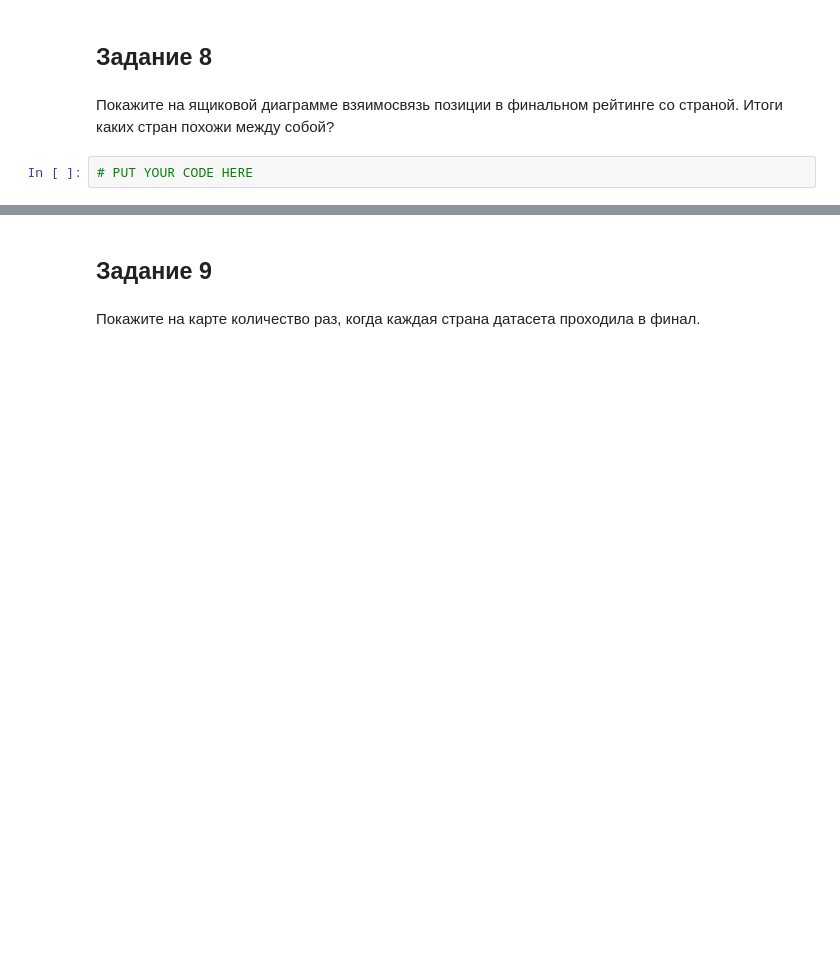
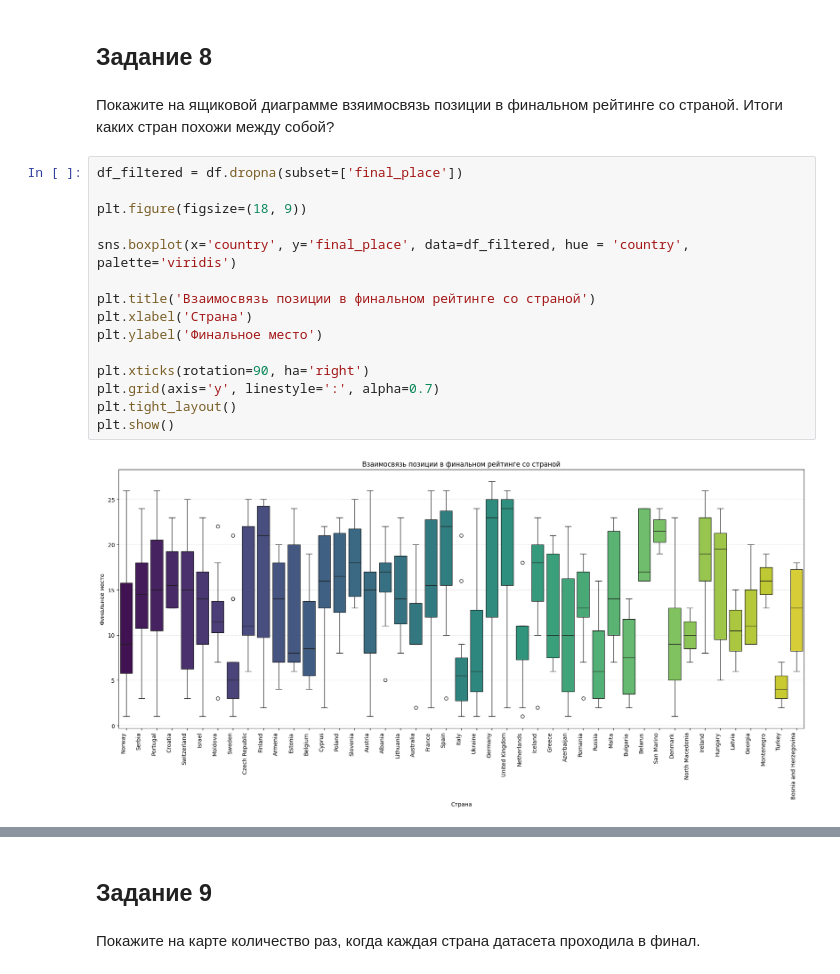
Before and after one commit to Astmatik001/MEVD002, a Jupyter notebook: МЕВД_ЛР2_24_25.ipynb, the cells around one changed output, grey strips where cells are left out. Saved outputs shown, nothing was run; the diff lists cells and outputs as text; blank space fills up the shorter version.

```diff
--- a/МЕВД_ЛР2_24_25.ipynb
+++ b/МЕВД_ЛР2_24_25.ipynb
@@ -305,5 +305,20 @@ alt.Chart(df).transform_density(
 ## Задание 8
 # %% [markdown]
 Покажите на ящиковой диаграмме взяимосвязь позиции в финальном рейтинге со страной. Итоги каких стран похожи между собой?
-# %%
-# PUT YOUR CODE HERE
+# %%
+df_filtered = df.dropna(subset=['final_place'])
+
+plt.figure(figsize=(18, 9))
+
+sns.boxplot(x='country', y='final_place', data=df_filtered, hue = 'country', palette='viridis')
+
+plt.title('Взаимосвязь позиции в финальном рейтинге со страной')
+plt.xlabel('Страна')
+plt.ylabel('Финальное место')
+
+plt.xticks(rotation=90, ha='right')
+plt.grid(axis='y', linestyle=':', alpha=0.7)
+plt.tight_layout()
+plt.show()
+# %% [output]
+[figure, added]
```
Also changed, not shown: parts of 7 cells of this notebook.
